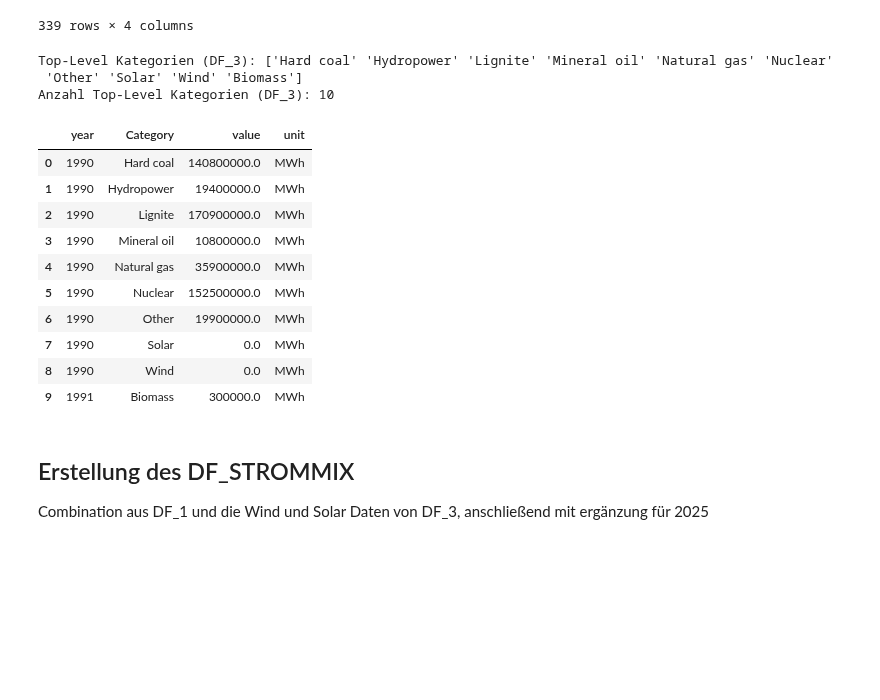
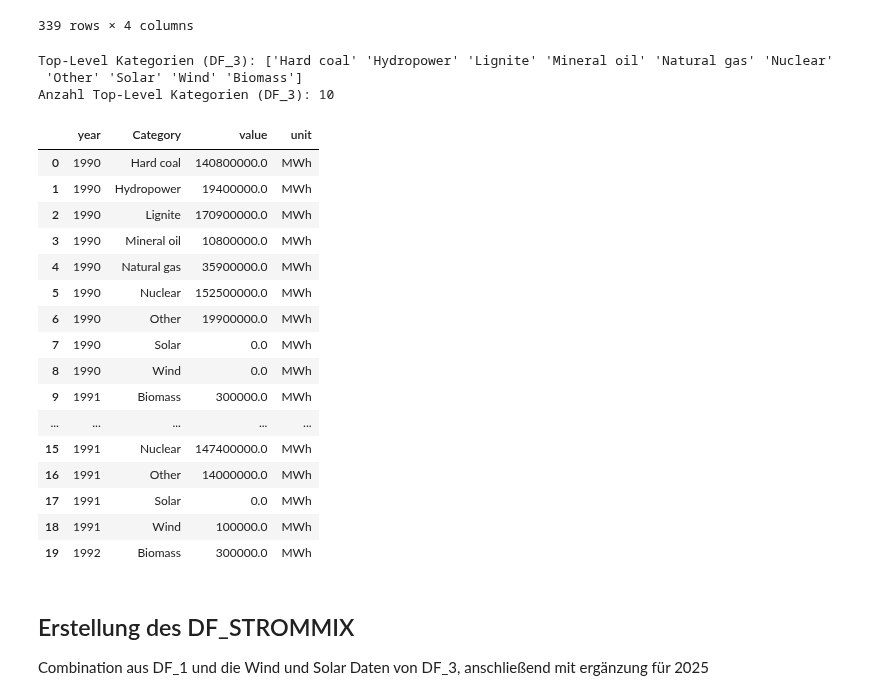
Before and after one commit to SultanGabriel/de_gridmix, a Jupyter notebook: gridmix_destatis.ipynb, the cells around one changed output. Drawn from its saved outputs; the diff is of its cells as text; code cells hidden in the pictures; blank space fills up the shorter version.

```diff
--- a/gridmix_destatis.ipynb
+++ b/gridmix_destatis.ipynb
@@ -381,34 +381,40 @@ DF_3_CATEGORIZED["Category"] = DF_3_CATEGORIZED["power_plant_type"].map(TYPE_TO_
 
 # Gruppiere nach Jahr + Kategorie (summiere Werte)
 DF_3_CATEGORIZED = (
     DF_3_CATEGORIZED
     .groupby(["year", "Category"], as_index=False)
     .agg({"value": "sum"})
 )
 
 # Unit
 DF_3_CATEGORIZED["unit"] = "MWh"
 
 TOP_LEVEL_CATEGORIES_DF3 = DF_3_CATEGORIZED["Category"].unique()
 print(f"Top-Level Kategorien (DF_3): {TOP_LEVEL_CATEGORIES_DF3}")
 print(f"Anzahl Top-Level Kategorien (DF_3): {len(TOP_LEVEL_CATEGORIES_DF3)}")
 
-DF_3_CATEGORIZED.head(10)
+DF_3_CATEGORIZED.head(20)
 # %% [output]
 Top-Level Kategorien (DF_3): ['Hard coal' 'Hydropower' 'Lignite' 'Mineral oil' 'Natural gas' 'Nuclear'
  'Other' 'Solar' 'Wind' 'Biomass']
 Anzahl Top-Level Kategorien (DF_3): 10
 |  | year | Category | value | unit |
 | 0 | 1990 | Hard coal | 140800000.0 | MWh |
 | 1 | 1990 | Hydropower | 19400000.0 | MWh |
 | 2 | 1990 | Lignite | 170900000.0 | MWh |
 | 3 | 1990 | Mineral oil | 10800000.0 | MWh |
 | 4 | 1990 | Natural gas | 35900000.0 | MWh |
 | 5 | 1990 | Nuclear | 152500000.0 | MWh |
 | 6 | 1990 | Other | 19900000.0 | MWh |
 | 7 | 1990 | Solar | 0.0 | MWh |
 | 8 | 1990 | Wind | 0.0 | MWh |
 | 9 | 1991 | Biomass | 300000.0 | MWh |
+| ... | ... | ... | ... | ... |
+| 15 | 1991 | Nuclear | 147400000.0 | MWh |
+| 16 | 1991 | Other | 14000000.0 | MWh |
+| 17 | 1991 | Solar | 0.0 | MWh |
+| 18 | 1991 | Wind | 100000.0 | MWh |
+| 19 | 1992 | Biomass | 300000.0 | MWh |
 # %% [markdown]
 ## Erstellung des DF_STROMMIX
 
```
Also changed, not shown: parts of 2 cells of this notebook, 8 other files.
